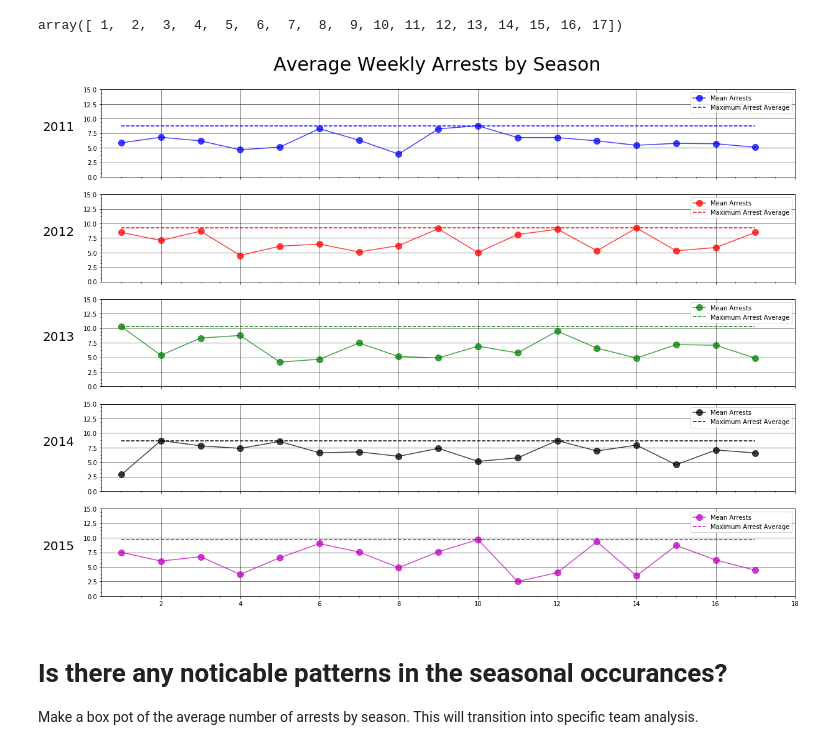
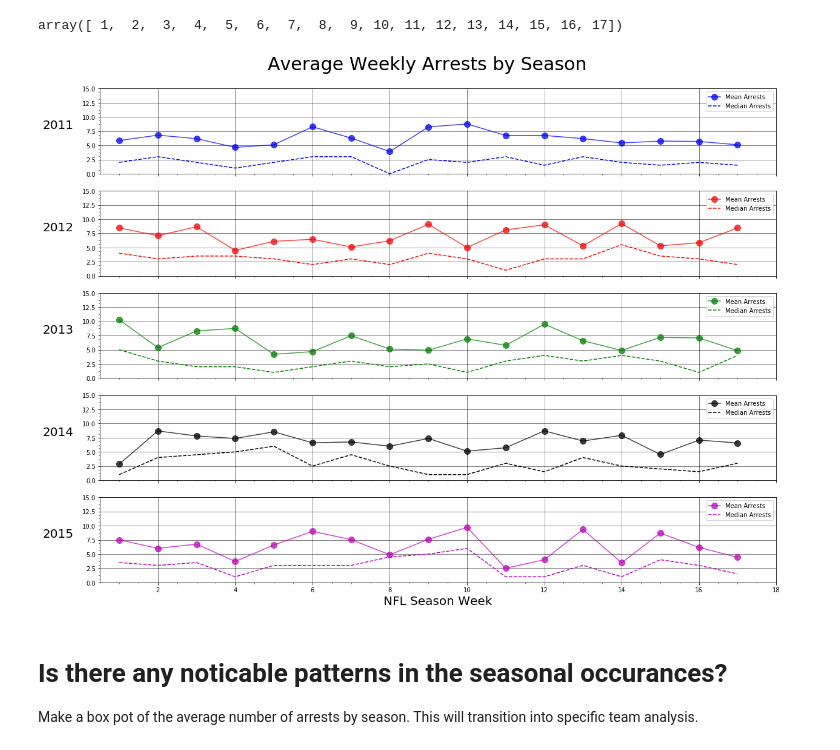
Before and after one commit to erictuscanes/Group-Project, a Jupyter notebook: NFL Arrests Notebook.ipynb, the cells around one changed output. Cells and saved outputs as stored; diff of their text form; code cells hidden in the pictures.

```diff
--- a/NFL Arrests Notebook.ipynb
+++ b/NFL Arrests Notebook.ipynb
@@ -75,11 +76,23 @@ nfl_arrests.groupby('season').mean()
 # %% [markdown]
 ## Is there Coorelation with the Week Number
 # %%
+# Define x-axis for weeks
+week_count = len(byWeek_summary.columns)
+weeks = np.arange(1, week_count + 1)
+
+# Find the mean, median and standard error for the weekly dataset
 byWeek = nfl_arrests.groupby('week_num')
 byWeek_mean = byWeek.mean()['arrests']
 byWeek_median = byWeek.median()['arrests']
 byWeek_sem = byWeek.sem()['arrests']
 
+# Linear Regression Model for Weekly arrests.
+weekly_slope, weekly_int, weekly_r, weekly_p, weekly_std_err = stats.linregress(
+    weeks, byWeek_mean)
+
+weekly_fit = weekly_slope * weeks + weekly_int
+
+# Create summary table of data
 byWeek_summary = pd.DataFrame([byWeek_mean, byWeek_sem, byWeek_median])
 byWeek_summary.reset_index(inplace=True)
 byWeek_summary.drop(columns='index', inplace=True)
@@ -129,8 +146,10 @@ Make a subplot of all the seasons by week
 season_group = nfl_arrests.groupby(['season', 'week_num'])
 
 season_mean_arrests = season_group.mean()['arrests'].unstack(level=0)
+season_median_arrests = season_group.median()['arrests'].unstack(level=0)
 season_sem_arrests = season_group.sem()['arrests'].unstack(level=0)
 
+
 season_mean_arrests
 # %% [output]
 | season | 2011 | 2012 | 2013 | 2014 | 2015 |
@@ -175,38 +194,44 @@ for row_plot in range(0,len(axes)):
     year = 2011 + row_plot
 
     # weeks in season
     weeks = np.arange(1, len(season_mean_arrests)+1)
 
     # plot of errorbar
     axes[row_plot].plot(weeks, season_mean_arrests[year],
                             marker='o', markersize=10, color=colors[row_plot],
                             alpha=0.75, label="Mean Arrests")
 
-    # max line plot
-    max_line = np.full((17,1), season_mean_arrests[year].max())
-    axes[row_plot].plot(weeks,max_line, linewidth=1.5, linestyle='--',
-                        label="Maximum Arrest Average", color=colors[row_plot], alpha=1)
+    # Median Plot
+
+    # max_line = np.full((17,1), season_mean_arrests[year].max())
+    axes[row_plot].plot(weeks,season_median_arrests[year], linewidth=1.5, linestyle='--',
+                        label="Median Arrests", color=colors[row_plot], alpha=1)
 
     # set axes limits
     axes[row_plot].set_xlim(0.5, len(season_mean_arrests)+1)
     axes[row_plot].set_ylim(0,15)
 
     # Set ylabel
+
     axes[row_plot].set_ylabel(year, rotation=0, fontsize=20, labelpad=40)
 
     # set grid parameters
 
     axes[row_plot].minorticks_on()
 
     axes[row_plot].grid(which='major', linestyle='-', linewidth='0.5', color='black')
 
     axes[row_plot].legend()
 
+axes[row_plot].set_xlabel('NFL Season Week', fontsize=20)
+
 fig.suptitle('Average Weekly Arrests by Season', fontsize=30, y=.93)
 
+plt.savefig('Average Weekly Arrests By Season.png')
+
 plt.show()
 # %% [output]
-[figure, old version]
+[figure, new version]
 # %% [markdown]
 # Is there any noticable patterns in the seasonal occurances?
 
```
Also changed, not shown: parts of 10 cells of this notebook, 5 other files.
